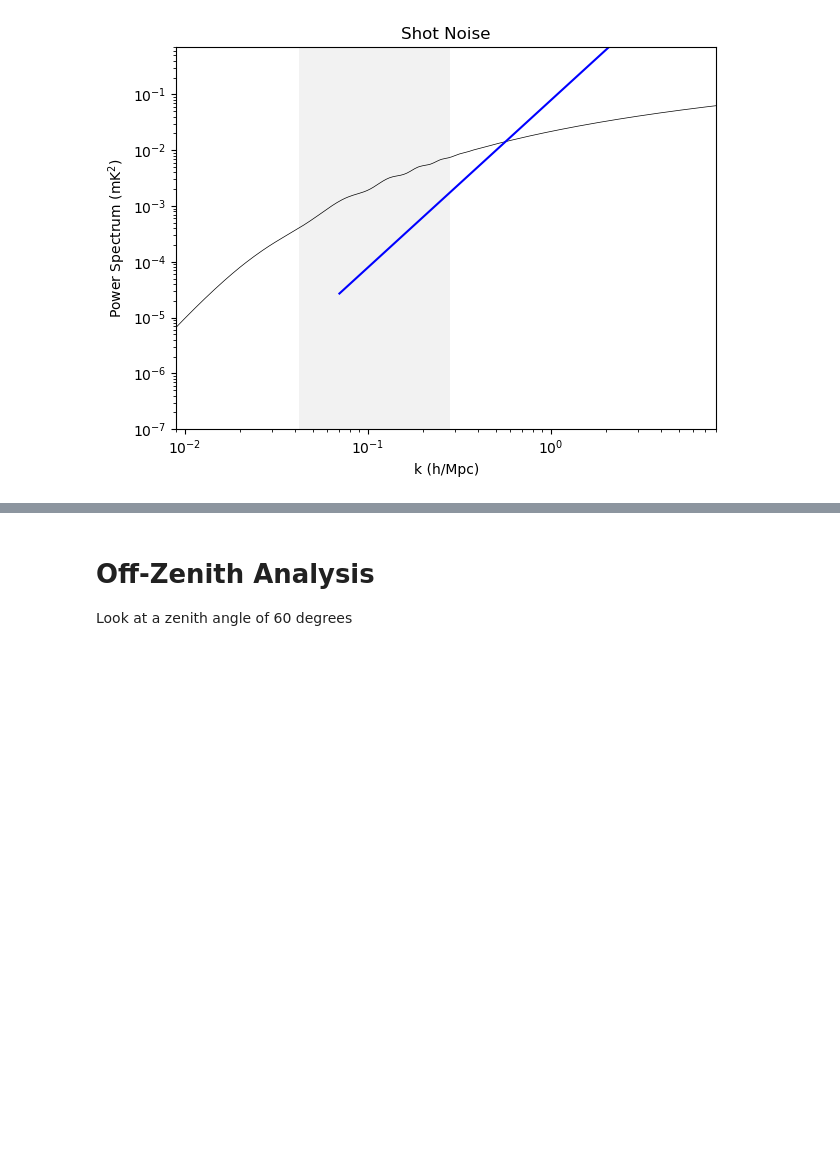
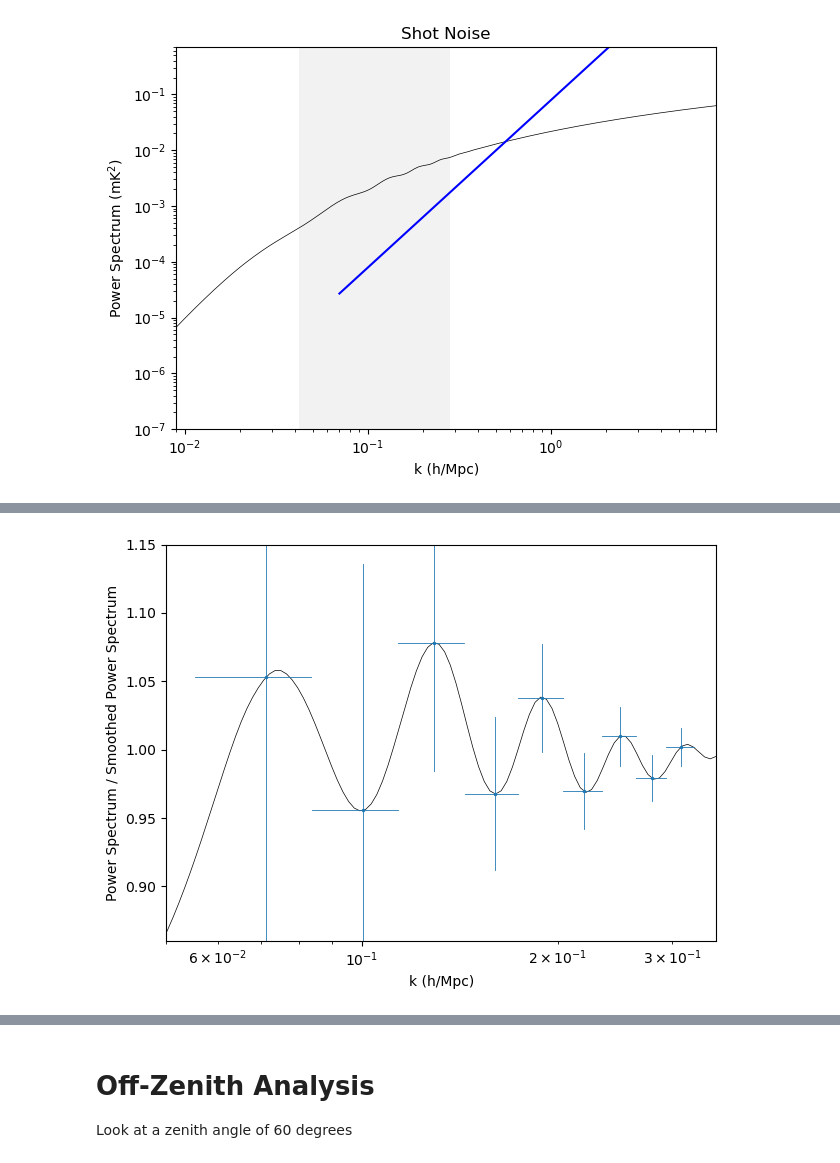
Before and after one commit to rlbyrne/PSsensitivity, a Jupyter notebook: plot_DSA2000_sensitivity.ipynb, the cells around one changed output, grey strips where cells are left out. Drawn from its saved outputs; the diff is of its cells as text; code cells hidden in the pictures; blank space fills up the shorter version.

```diff
--- a/plot_DSA2000_sensitivity.ipynb
+++ b/plot_DSA2000_sensitivity.ipynb
@@ -648,0 +689,7 @@ plt.show()
+# %%
+ps_ratio_interp = np.interp(true_bin_centers_bao, model_k_axis, ps_ratio)
+ps_model_fit_values_interp = np.interp(true_bin_centers_bao, model_k_axis, ps_model_fit_values)
+
+combined_variance_bao_ratio = combined_variance_bao / ps_model_fit_values_interp**2.
+combined_variance_bao_ratio_offaxis = combined_variance_bao_offaxis / ps_model_fit_values_interp**2.
+combined_variance_bao_ratio_core = combined_variance_bao_core / ps_model_fit_values_interp**2.
@@ -648,0 +744,44 @@ plt.show()
+# %%
+xrange = [0.05,0.35]
+yrange = [.86,1.15]
+
+# Plot theory line
+plt.plot(model_k_axis, ps_model/ps_model_fit_values, "-", color="black", linewidth=0.5, markersize=0)
+
+plt.plot(true_bin_centers_bao, ps_ratio_interp, marker="o", color="tab:blue", linewidth=0, markersize=1.5)
+for ind in range(len(ps_ratio_interp)):
+    xvals = [true_bin_centers_bao[ind], true_bin_centers_bao[ind]]
+    yvals = [
+        ps_ratio_interp[ind] - np.sqrt(combined_variance_bao_ratio_offaxis[ind]),
+        ps_ratio_interp[ind] + np.sqrt(combined_variance_bao_ratio_offaxis[ind])
+    ]
+    plt.plot(
+        xvals,
+        yvals,
+        color="tab:blue",
+        linewidth=0.6,
+        marker="none"
+    )
+    plt.plot(
+        true_bin_edges_bao[ind, :],
+        [ps_ratio_interp[ind], ps_ratio_interp[ind]],
+        marker="none",
+        linewidth=0.6,
+        color="tab:blue",
+    )
+
+
+# Plot BAO scales
+#plt.fill_between(bao_scales_k, [yrange[0], yrange[0]], [yrange[1], yrange[1]], color="grey", alpha=.1, linewidth=0)
+
+#plt.yscale("log")
+plt.xscale("log")
+plt.xlim(xrange)
+plt.ylim(yrange)
+plt.xlabel("k (h/Mpc)")
+plt.ylabel("Power Spectrum / Smoothed Power Spectrum")
+plt.tight_layout()
+plt.savefig("plots/bao_error_bars_offaxis.png")
+plt.show()
+# %% [output]
+[figure, added]
```
Also changed, not shown: parts of 34 cells of this notebook, 6 other files.
